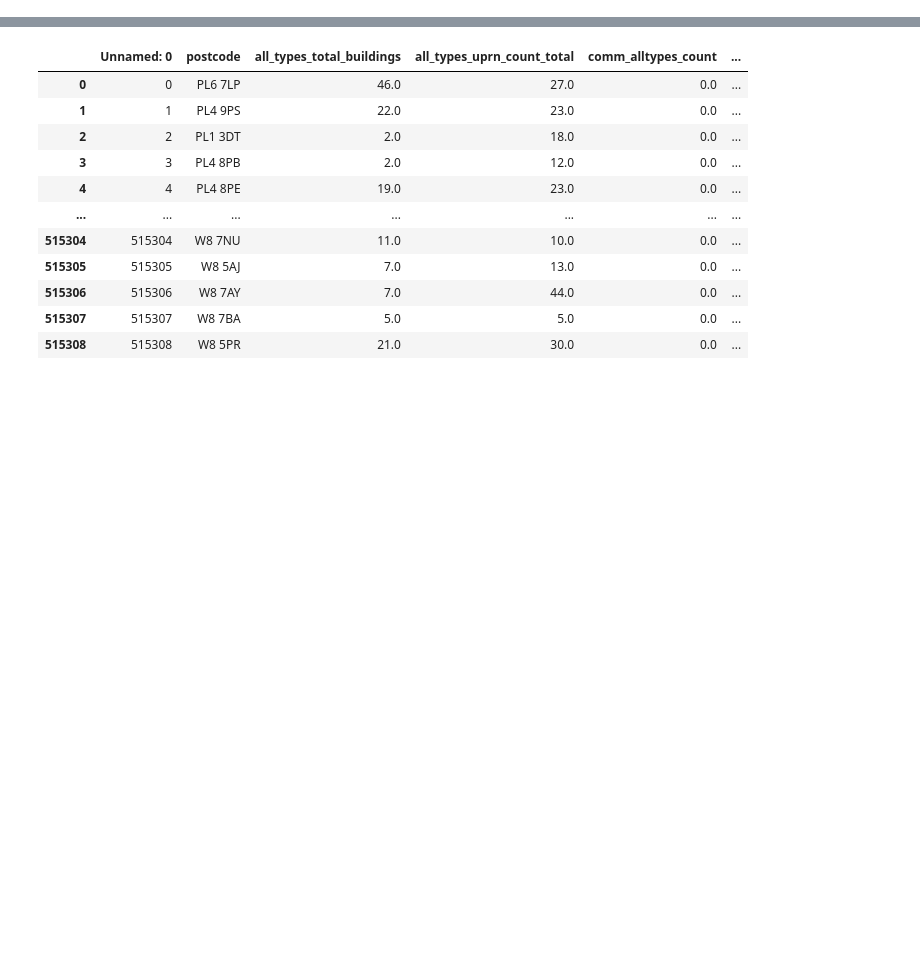
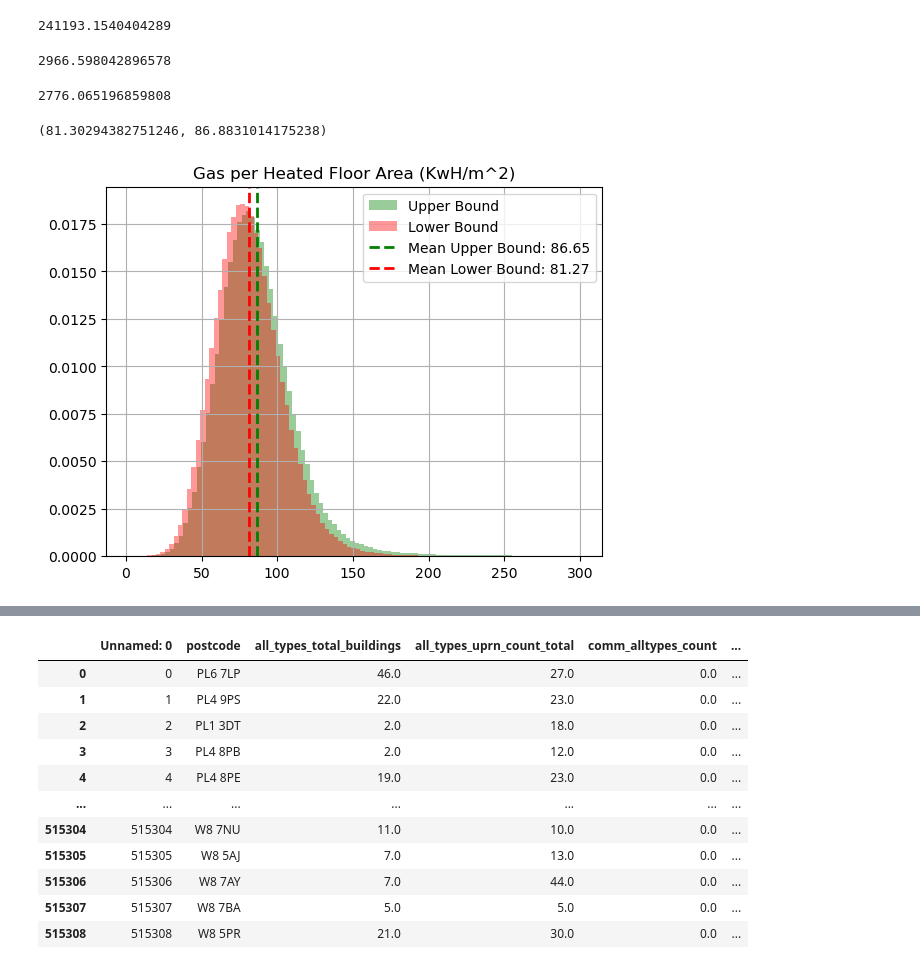
Before and after one commit to graceebc9/Energy_mapping, a Jupyter notebook: ml_scripts/generate_ml_data.ipynb, the cells around one changed output, grey strips where cells are left out. Cells and saved outputs as stored; diff of their text form; code cells hidden in the pictures; blank space fills up the shorter version.

```diff
--- a/ml_scripts/generate_ml_data.ipynb
+++ b/ml_scripts/generate_ml_data.ipynb
@@ -2,0 +559,48 @@ import pandas as pd
+# %%
+ml['min_av_gas'] =  ml['total_gas'] / ml['max_heated_vol']
+ml['max_av_gas'] = ml['total_gas'] / ml['min_heated_vol']
+# %%
+ml.total_gas.mean()
+# %% [output]
+241193.1540404289
+# %%
+ ml.total_gas.mean()/  ml.min_av_gas.mean()
+# %% [output]
+2966.598042896578
+# %%
+ ml.total_gas.mean() /   ml.max_av_gas.mean()
+# %% [output]
+2776.065196859808
+# %%
+ml.min_av_gas.mean(),  ml.max_av_gas.mean(),
+# %% [output]
+(81.30294382751246, 86.8831014175238)
+# %%
+import matplotlib.pyplot as plt
+
+# Create the plot
+f, ax = plt.subplots()
+
+# Filter and copy the data
+data = ml[ml['max_av_gas'] < 300].copy()
+
+# Plot the histograms
+data.max_av_gas.hist(bins=100, ax=ax, color='g', label='Upper Bound', alpha=0.4, density=True)
+data.min_av_gas.hist(bins=100, ax=ax, color='r', label='Lower Bound', alpha=0.4, density=True)
+
+# Calculate the means
+mean_max_av_gas = data.max_av_gas.mean()
+mean_min_av_gas = data.min_av_gas.mean()
+
+# Plot mean lines
+ax.axvline(mean_max_av_gas, color='g', linestyle='dashed', linewidth=2, label=f'Mean Upper Bound: {mean_max_av_gas:.2f}')
+ax.axvline(mean_min_av_gas, color='r', linestyle='dashed', linewidth=2, label=f'Mean Lower Bound: {mean_min_av_gas:.2f}')
+
+# Add legend and title
+ax.legend()
+ax.set_title('Gas per Heated Floor Area (KwH/m^2)')
+
+# Show the plot
+plt.show()
+# %% [output]
+[figure, added]
```
Also changed, not shown: parts of 76 cells of this notebook.
